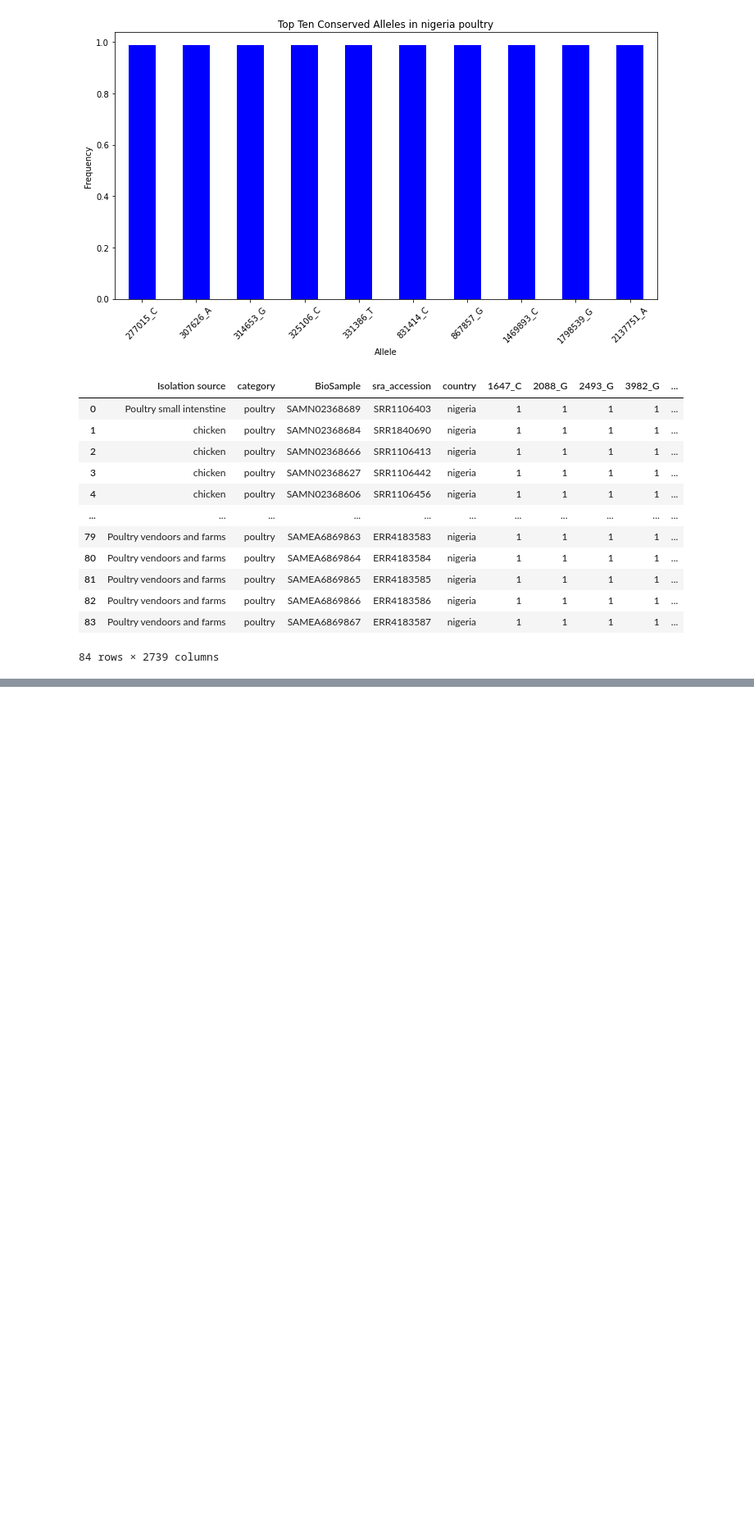
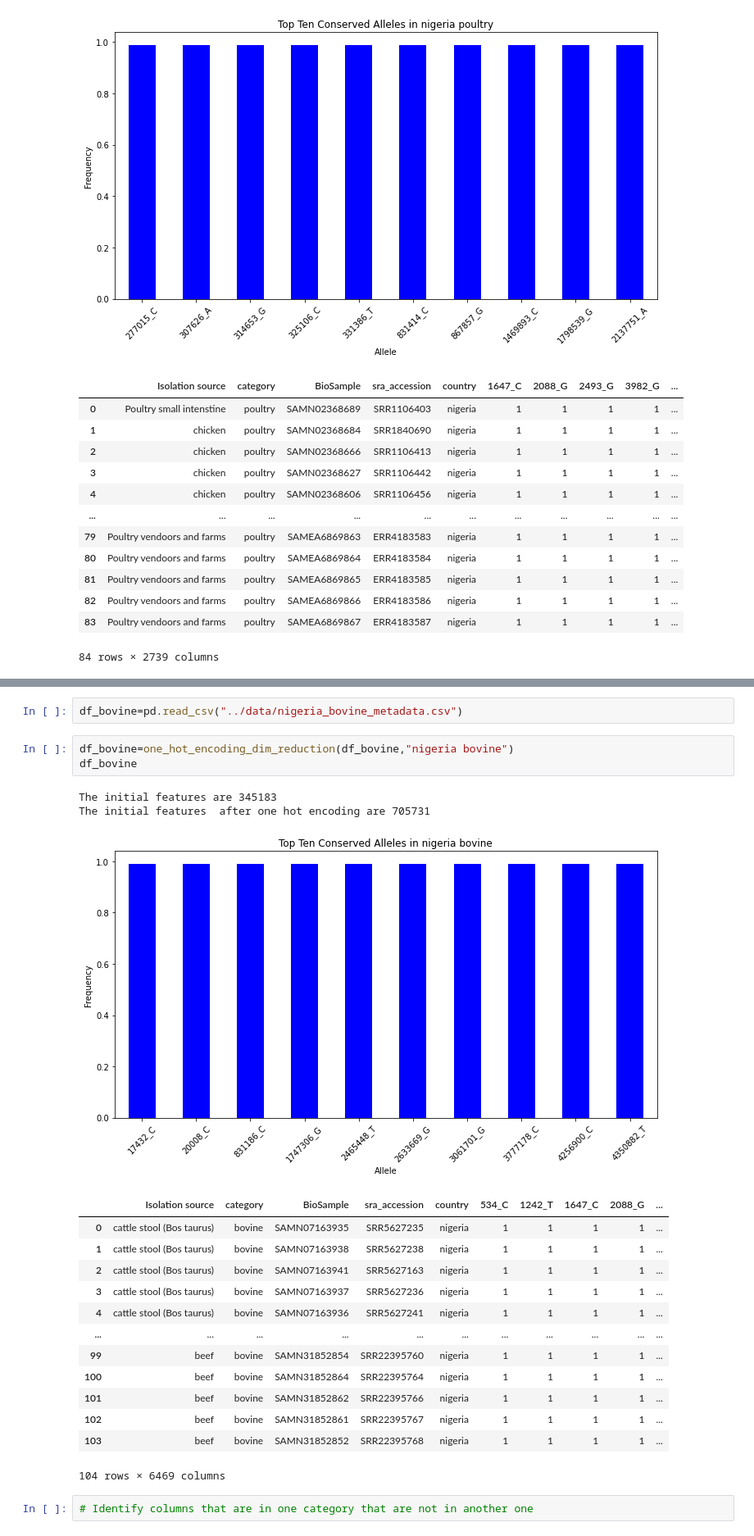
Before and after one commit to omicscodeathon/salmonellaml, a Jupyter notebook: notebooks/dimentionality_reduction_2.ipynb, the cells around one changed output, grey strips where cells are left out. Shown: that part at 82% size. Cells and saved outputs as stored; diff of their text form; blank space fills up the shorter version.

```diff
--- a/notebooks/dimentionality_reduction_2.ipynb
+++ b/notebooks/dimentionality_reduction_2.ipynb
@@ -90,0 +109,24 @@ df_pig
+# %%
+df_bovine=pd.read_csv("../data/nigeria_bovine_metadata.csv")
+# %%
+df_bovine=one_hot_encoding_dim_reduction(df_bovine,"nigeria bovine")
+df_bovine
+# %% [output]
+The initial features are 345183
+The initial features  after one hot encoding are 705731
+[figure, added]
+|  | Isolation source | category | BioSample | sra_accession | country | 534_C | 1242_T | 1647_C | 2088_G | ... |
+| 0 | cattle stool (Bos taurus) | bovine | SAMN07163935 | SRR5627235 | nigeria | 1 | 1 | 1 | 1 | ... |
+| 1 | cattle stool (Bos taurus) | bovine | SAMN07163938 | SRR5627238 | nigeria | 1 | 1 | 1 | 1 | ... |
+| 2 | cattle stool (Bos taurus) | bovine | SAMN07163941 | SRR5627163 | nigeria | 1 | 1 | 1 | 1 | ... |
+| 3 | cattle stool (Bos taurus) | bovine | SAMN07163937 | SRR5627236 | nigeria | 1 | 1 | 1 | 1 | ... |
+| 4 | cattle stool (Bos taurus) | bovine | SAMN07163936 | SRR5627241 | nigeria | 1 | 1 | 1 | 1 | ... |
+| ... | ... | ... | ... | ... | ... | ... | ... | ... | ... | ... |
+| 99 | beef | bovine | SAMN31852854 | SRR22395760 | nigeria | 1 | 1 | 1 | 1 | ... |
+| 100 | beef | bovine | SAMN31852864 | SRR22395764 | nigeria | 1 | 1 | 1 | 1 | ... |
+| 101 | beef | bovine | SAMN31852862 | SRR22395766 | nigeria | 1 | 1 | 1 | 1 | ... |
+| 102 | beef | bovine | SAMN31852861 | SRR22395767 | nigeria | 1 | 1 | 1 | 1 | ... |
+| 103 | beef | bovine | SAMN31852852 | SRR22395768 | nigeria | 1 | 1 | 1 | 1 | ... |
+104 rows × 6469 columns
+# %%
+# Identify columns that are in one category that are not in another one
```
Also changed, not shown: parts of 10 cells of this notebook.
